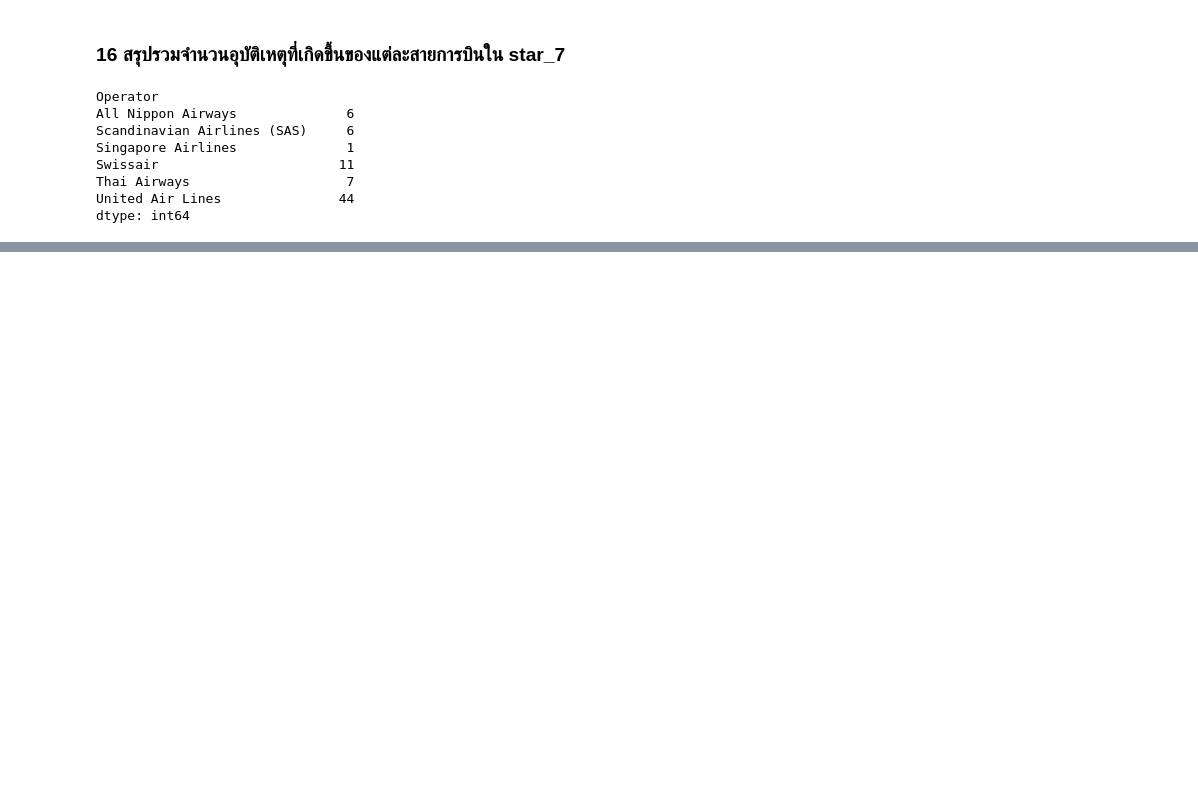
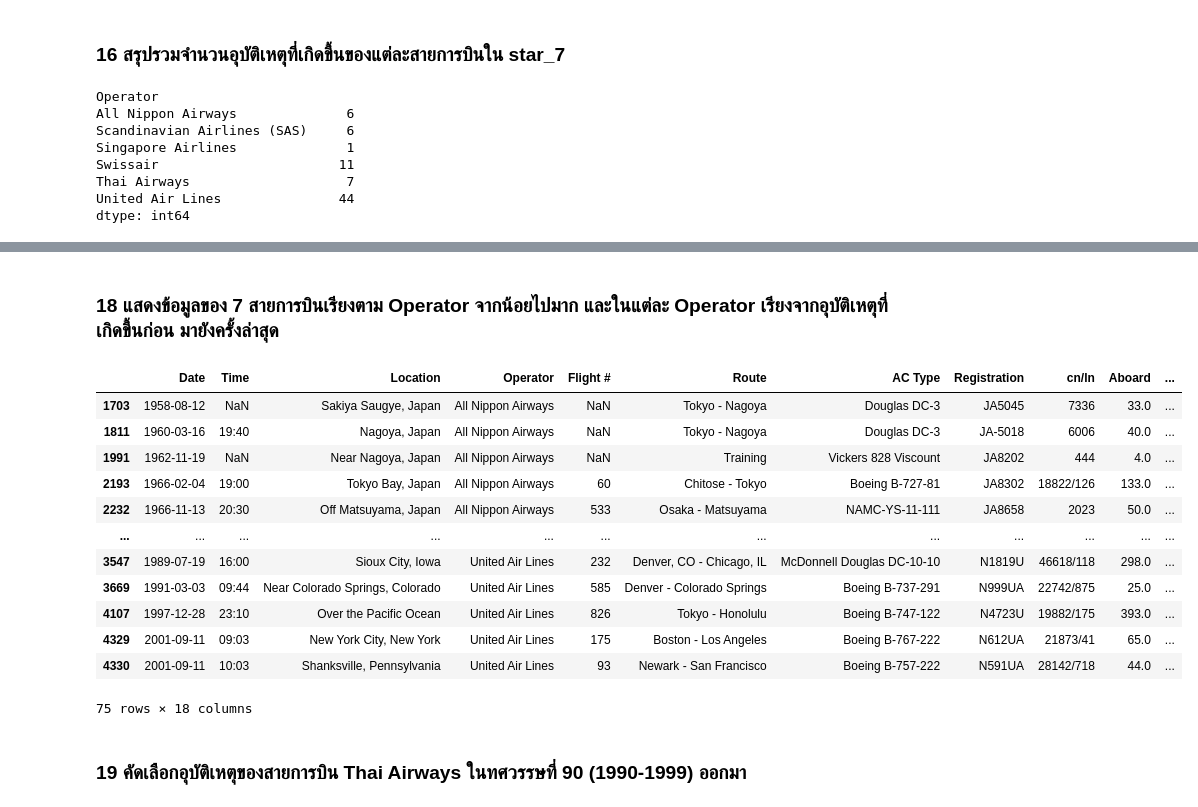
Before and after one commit to MomorioUHT/ExploratoryDataAnalysis, a Jupyter notebook: AirCrashExploratoryAnalysis.ipynb, the cells around one changed output, grey strips where cells are left out. Cells and saved outputs as stored; diff of their text form; code cells hidden in the pictures; blank space fills up the shorter version.

```diff
--- a/AirCrashExploratoryAnalysis.ipynb
+++ b/AirCrashExploratoryAnalysis.ipynb
@@ -195,0 +222,20 @@ dtype: int64
+# %% [markdown]
+### 18 แสดงข้อมูลของ 7 สายการบินเรียงตาม Operator จากน้อยไปมาก และในแต่ละ Operator เรียงจากอุบัติเหตุที่เกิดขึ้นก่อน มายังครั้งล่าสุด
+# %%
+star_7.sort_values(['Operator', 'Date'], ascending=[True, True])
+# %% [output]
+|  | Date | Time | Location | Operator | Flight # | Route | AC Type | Registration | cn/ln | Aboard | ... |
+| 1703 | 1958-08-12 | NaN | Sakiya Saugye, Japan | All Nippon Airways | NaN | Tokyo - Nagoya | Douglas DC-3 | JA5045 | 7336 | 33.0 | ... |
+| 1811 | 1960-03-16 | 19:40 | Nagoya, Japan | All Nippon Airways | NaN | Tokyo - Nagoya | Douglas DC-3 | JA-5018 | 6006 | 40.0 | ... |
+| 1991 | 1962-11-19 | NaN | Near Nagoya, Japan | All Nippon Airways | NaN | Training | Vickers 828 Viscount | JA8202 | 444 | 4.0 | ... |
+| 2193 | 1966-02-04 | 19:00 | Tokyo Bay, Japan | All Nippon Airways | 60 | Chitose - Tokyo | Boeing B-727-81 | JA8302 | 18822/126 | 133.0 | ... |
+| 2232 | 1966-11-13 | 20:30 | Off Matsuyama, Japan | All Nippon Airways | 533 | Osaka - Matsuyama | NAMC-YS-11-111 | JA8658 | 2023 | 50.0 | ... |
+| ... | ... | ... | ... | ... | ... | ... | ... | ... | ... | ... | ... |
+| 3547 | 1989-07-19 | 16:00 | Sioux City, Iowa | United Air Lines | 232 | Denver, CO - Chicago, IL | McDonnell Douglas DC-10-10 | N1819U | 46618/118 | 298.0 | ... |
+| 3669 | 1991-03-03 | 09:44 | Near Colorado Springs, Colorado | United Air Lines | 585 | Denver - Colorado Springs | Boeing B-737-291 | N999UA | 22742/875 | 25.0 | ... |
+| 4107 | 1997-12-28 | 23:10 | Over the Pacific Ocean | United Air Lines | 826 | Tokyo - Honolulu | Boeing B-747-122 | N4723U | 19882/175 | 393.0 | ... |
+| 4329 | 2001-09-11 | 09:03 | New York City, New York | United Air Lines | 175 | Boston - Los Angeles | Boeing B-767-222 | N612UA | 21873/41 | 65.0 | ... |
+| 4330 | 2001-09-11 | 10:03 | Shanksville, Pennsylvania | United Air Lines | 93 | Newark - San Francisco | Boeing B-757-222 | N591UA | 28142/718 | 44.0 | ... |
+75 rows × 18 columns
+# %% [markdown]
+### 19 คัดเลือกอุบัติเหตุของสายการบิน Thai Airways ในทศวรรษที่ 90 (1990-1999) ออกมา
```
Also changed, not shown: parts of 18 cells of this notebook.
